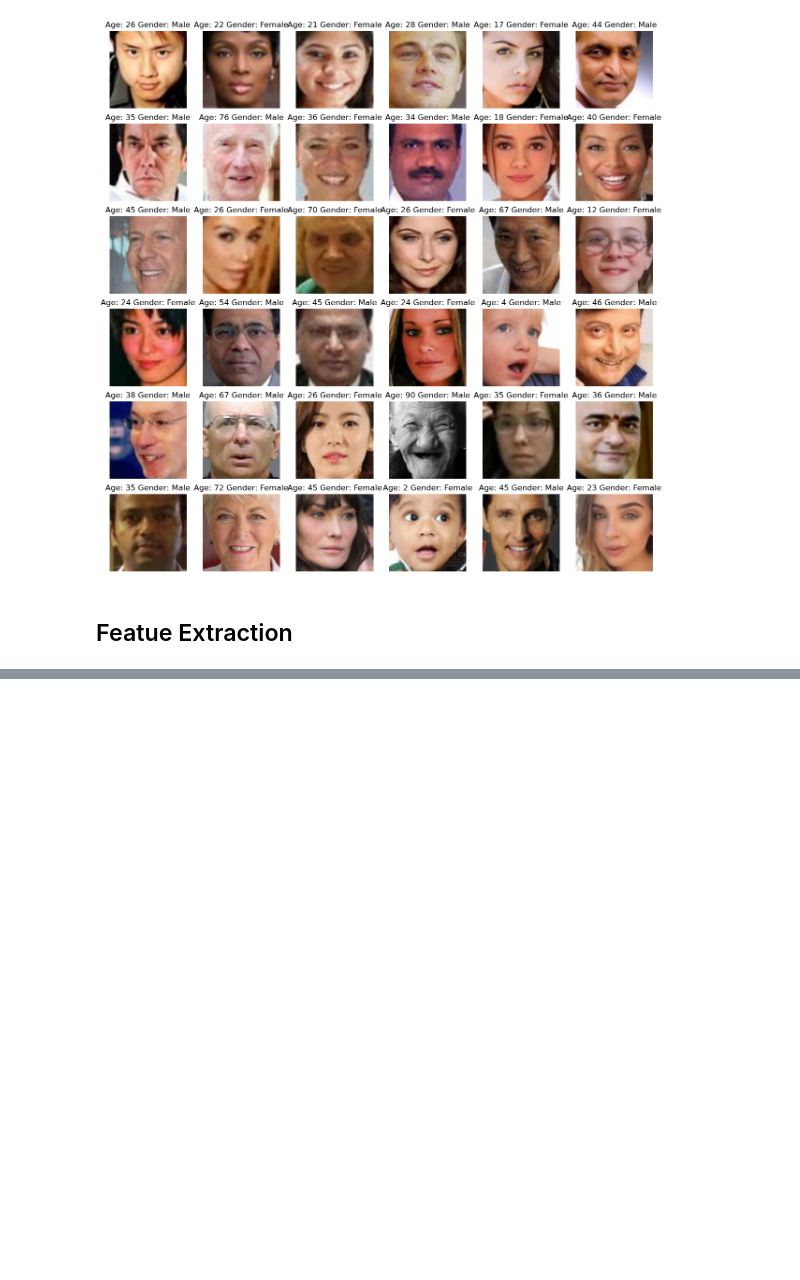
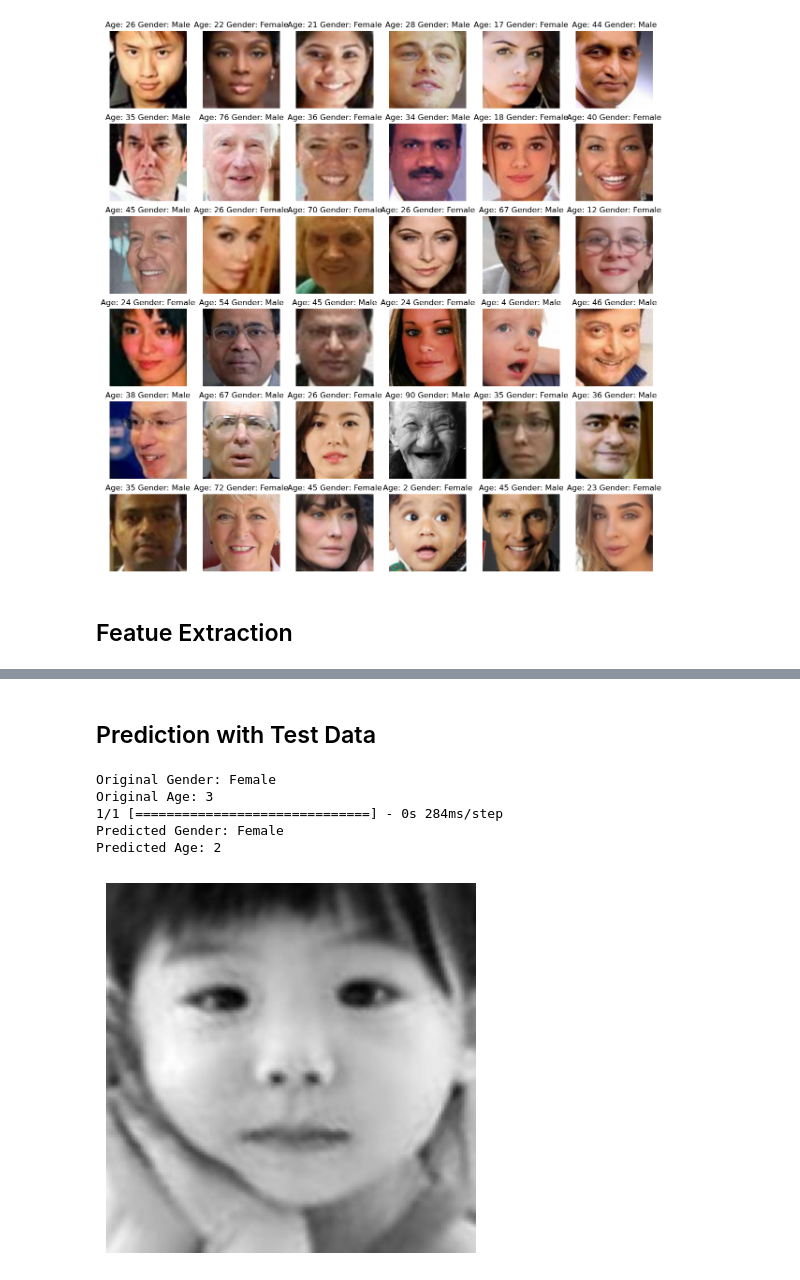
Before and after one commit to ronitttm/Gender-Age-Detection-System, a Jupyter notebook: gender-age-detection.ipynb, the cells around one changed output, grey strips where cells are left out. Drawn from its saved outputs; the diff is of its cells as text; code cells hidden in the pictures; blank space fills up the shorter version.

```diff
--- a/gender-age-detection.ipynb
+++ b/gender-age-detection.ipynb
@@ -97,0 +221,19 @@ for index, file, age, gender in files.itertuples():
+# %% [markdown]
+## Prediction with Test Data
+# %%
+image_index = 100
+print("Original Gender:", gender_dict[y_gender[image_index]],"\nOriginal Age:", y_age[image_index])
+# predict from model
+pred = model.predict(X[image_index].reshape(1, 128, 128, 1))
+pred_gender = gender_dict[round(pred[0][0][0])]
+pred_age = round(pred[1][0][0])
+print("Predicted Gender:", pred_gender, "\nPredicted Age:", pred_age)
+plt.axis('off')
+plt.imshow(X[image_index].reshape(128, 128), cmap='gray');
+# %% [output]
+Original Gender: Female
+Original Age: 3
+1/1 [==============================] - 0s 284ms/step
+Predicted Gender: Female
+Predicted Age: 2
+[figure, added]
```
Also changed, not shown: parts of 22 cells of this notebook.
